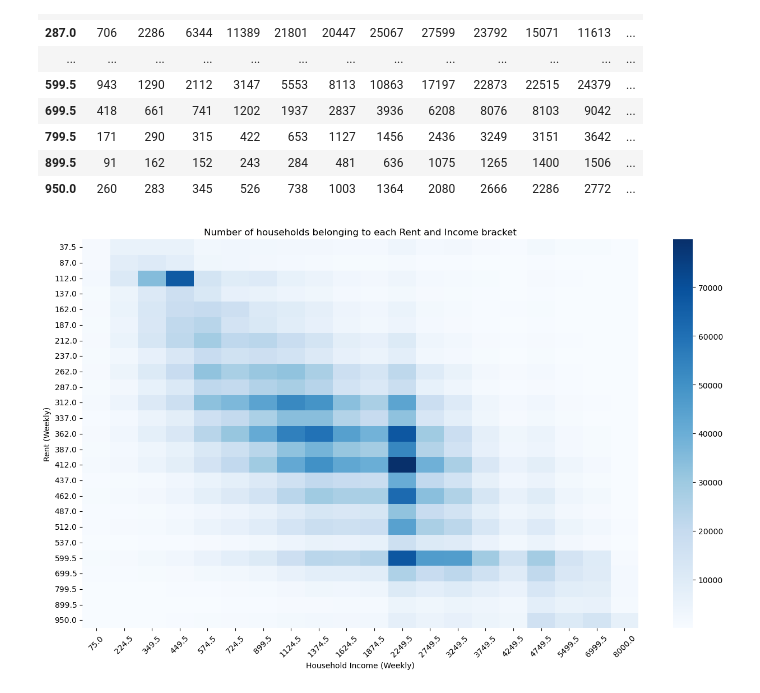
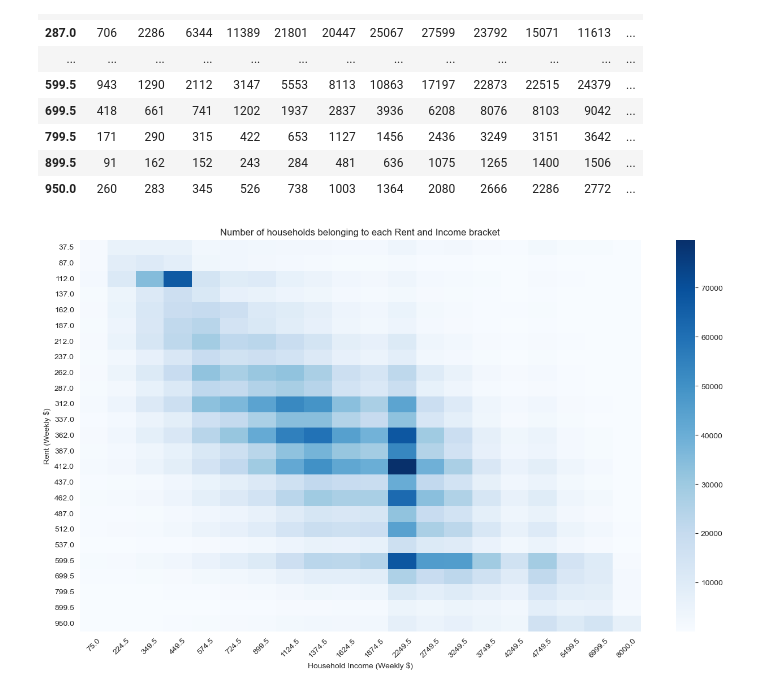
Before and after one commit to aydinkhan2005/Investigating-Factors-Affecting-Housing-in-Australia, a Jupyter notebook: notebooks/calculations.ipynb, the cells around one changed output. Drawn from its saved outputs; the diff is of its cells as text; code cells hidden in the pictures.

```diff
--- a/notebooks/calculations.ipynb
+++ b/notebooks/calculations.ipynb
@@ -225,12 +225,12 @@ all_suburbs_df
 # %%
 import seaborn as sns
 import matplotlib.pyplot as plt
 plt.figure(figsize=(16, 9))
 sns.heatmap(all_suburbs_df, cmap='Blues')
 plt.title('Number of households belonging to each Rent and Income bracket')
-plt.xlabel('Household Income (Weekly)')
-plt.ylabel('Rent (Weekly)')
+plt.xlabel('Household Income (Weekly $)')
+plt.ylabel('Rent (Weekly $)')
 plt.xticks(rotation=45)
 plt.show()
 # %% [output]
-[figure, old version]
+[figure, new version]
```
Also changed, not shown: parts of 11 cells of this notebook.
